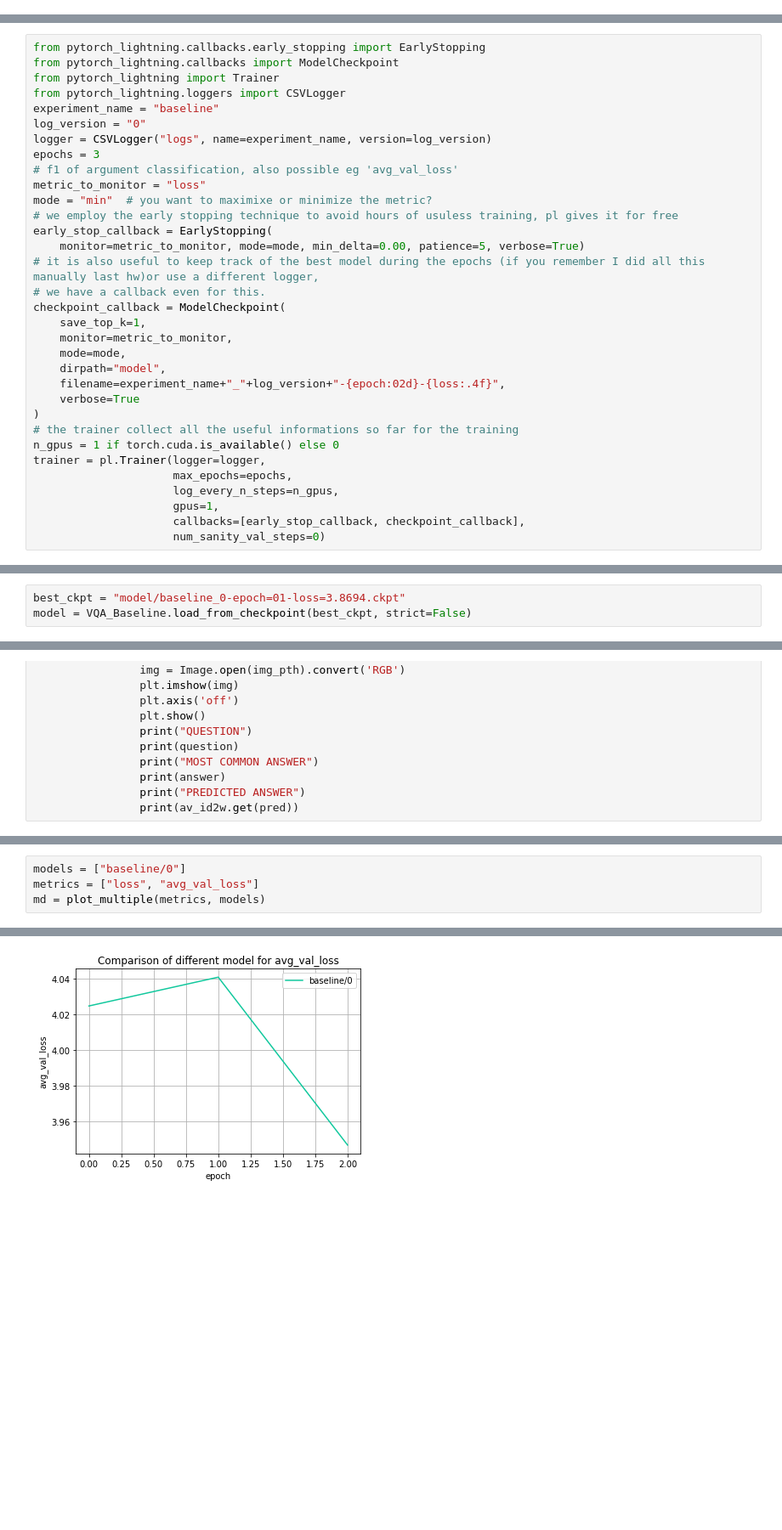
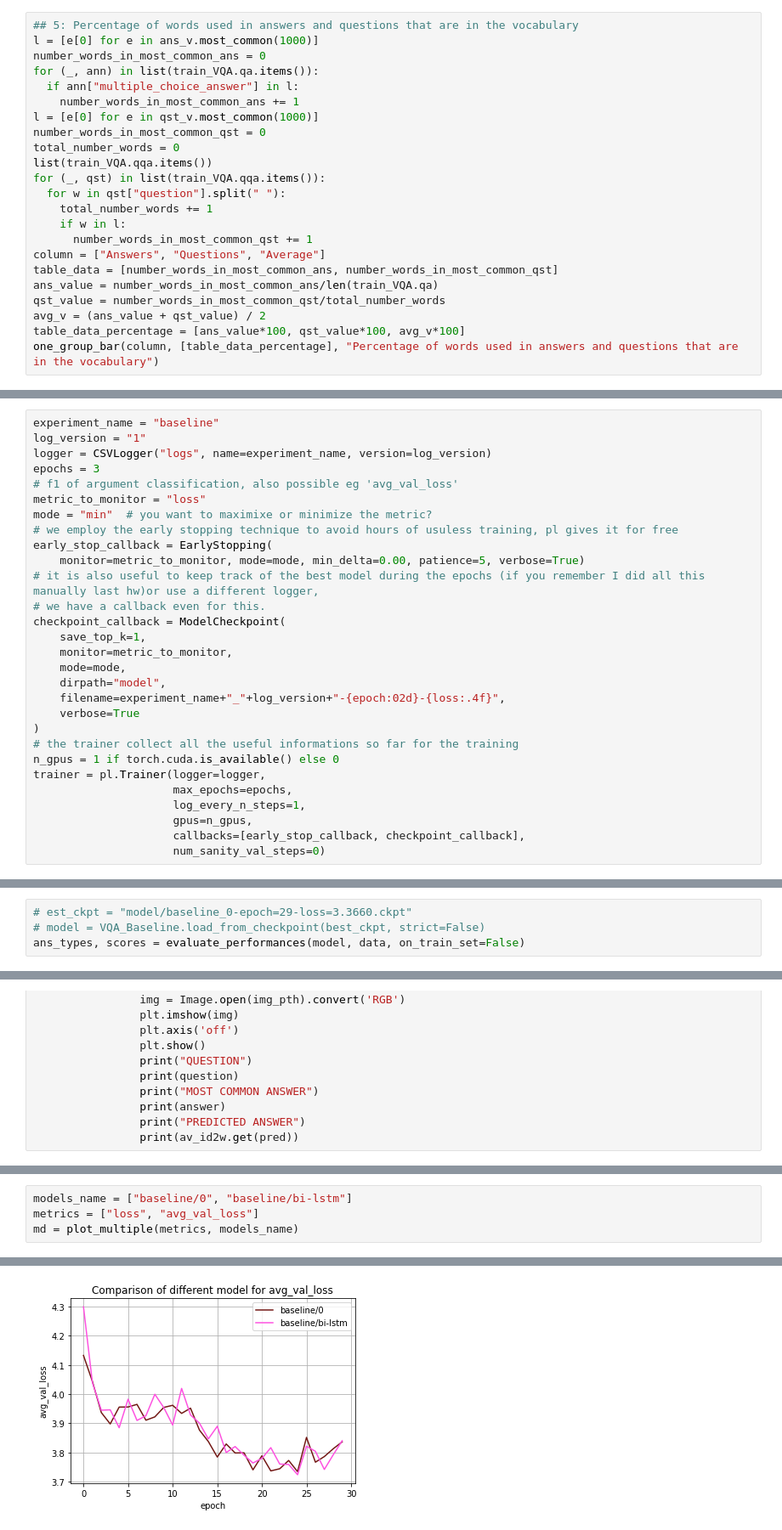
Before and after one commit to PatrizioPerugini/Visual_QA_deep_learning, a Jupyter notebook: Visual_QA_Coeus.ipynb, the cells around one changed output, grey strips where cells are left out. Shown at 85% size. Cells and saved outputs as stored; diff of their text form; blank space fills up the shorter version.

Commit message:
end part1 model

```diff
--- a/Visual_QA_Coeus.ipynb
+++ b/Visual_QA_Coeus.ipynb
@@ -510,0 +415,23 @@ class VQA_Baseline(pl.LightningModule):
+# %%
+## 5: Percentage of words used in answers and questions that are in the vocabulary
+l = [e[0] for e in ans_v.most_common(1000)]
+number_words_in_most_common_ans = 0
+for (_, ann) in list(train_VQA.qa.items()):
+  if ann["multiple_choice_answer"] in l:
+    number_words_in_most_common_ans += 1
+l = [e[0] for e in qst_v.most_common(1000)]
+number_words_in_most_common_qst = 0
+total_number_words = 0
+list(train_VQA.qqa.items())
+for (_, qst) in list(train_VQA.qqa.items()):
+  for w in qst["question"].split(" "):
+    total_number_words += 1
+    if w in l:
+      number_words_in_most_common_qst += 1
+column = ["Answers", "Questions", "Average"]
+table_data = [number_words_in_most_common_ans, number_words_in_most_common_qst]
+ans_value = number_words_in_most_common_ans/len(train_VQA.qa)
+qst_value = number_words_in_most_common_qst/total_number_words
+avg_v = (ans_value + qst_value) / 2
+table_data_percentage = [ans_value*100, qst_value*100, avg_v*100]
+one_group_bar(column, [table_data_percentage], "Percentage of words used in answers and questions that are in the vocabulary")
@@ -511,12 +672,8 @@ class VQA_Baseline(pl.LightningModule):
 # %%
 model = VQA_Baseline(hparams)
 # %%
-from pytorch_lightning.callbacks.early_stopping import EarlyStopping
-from pytorch_lightning.callbacks import ModelCheckpoint
-from pytorch_lightning import Trainer
-from pytorch_lightning.loggers import CSVLogger
 experiment_name = "baseline"
-log_version = "0"
+log_version = "1"
 logger = CSVLogger("logs", name=experiment_name, version=log_version)
 epochs = 3
 # f1 of argument classification, also possible eg 'avg_val_loss'
@@ -539,8 +696,8 @@ checkpoint_callback = ModelCheckpoint(
 n_gpus = 1 if torch.cuda.is_available() else 0
 trainer = pl.Trainer(logger=logger,
                      max_epochs=epochs,
-                     log_every_n_steps=n_gpus,
-                     gpus=1,
+                     log_every_n_steps=1,
+                     gpus=n_gpus,
                      callbacks=[early_stop_callback, checkpoint_callback],
                      num_sanity_val_steps=0)
 # %% [output]
@@ -615,5 +771,6 @@ def evaluate_performances(model, data, on_train_set: bool):
     print("Final score: "+str(tot_s/tot_q))
     return ans_types, scores
 # %%
-best_ckpt = "model/baseline_0-epoch=01-loss=3.8694.ckpt"
-model = VQA_Baseline.load_from_checkpoint(best_ckpt, strict=False)
+# est_ckpt = "model/baseline_0-epoch=29-loss=3.3660.ckpt"
+# model = VQA_Baseline.load_from_checkpoint(best_ckpt, strict=False)
+ans_types, scores = evaluate_performances(model, data, on_train_set=False)
@@ -681,7 +852,7 @@ def plot_multiple(metrics: list[str], models: list[str]):
         plt.show()
     return model_dict
 # %%
-models = ["baseline/0"]
+models_name = ["baseline/0", "baseline/bi-lstm"]
 metrics = ["loss", "avg_val_loss"]
-md = plot_multiple(metrics, models)
+md = plot_multiple(metrics, models_name)
 # %% [output]
@@ -689 +860 @@ md = plot_multiple(metrics, models)
-[figure, old version]
+[figure, new version]
```
Also changed, not shown: parts of 60 cells of this notebook.
